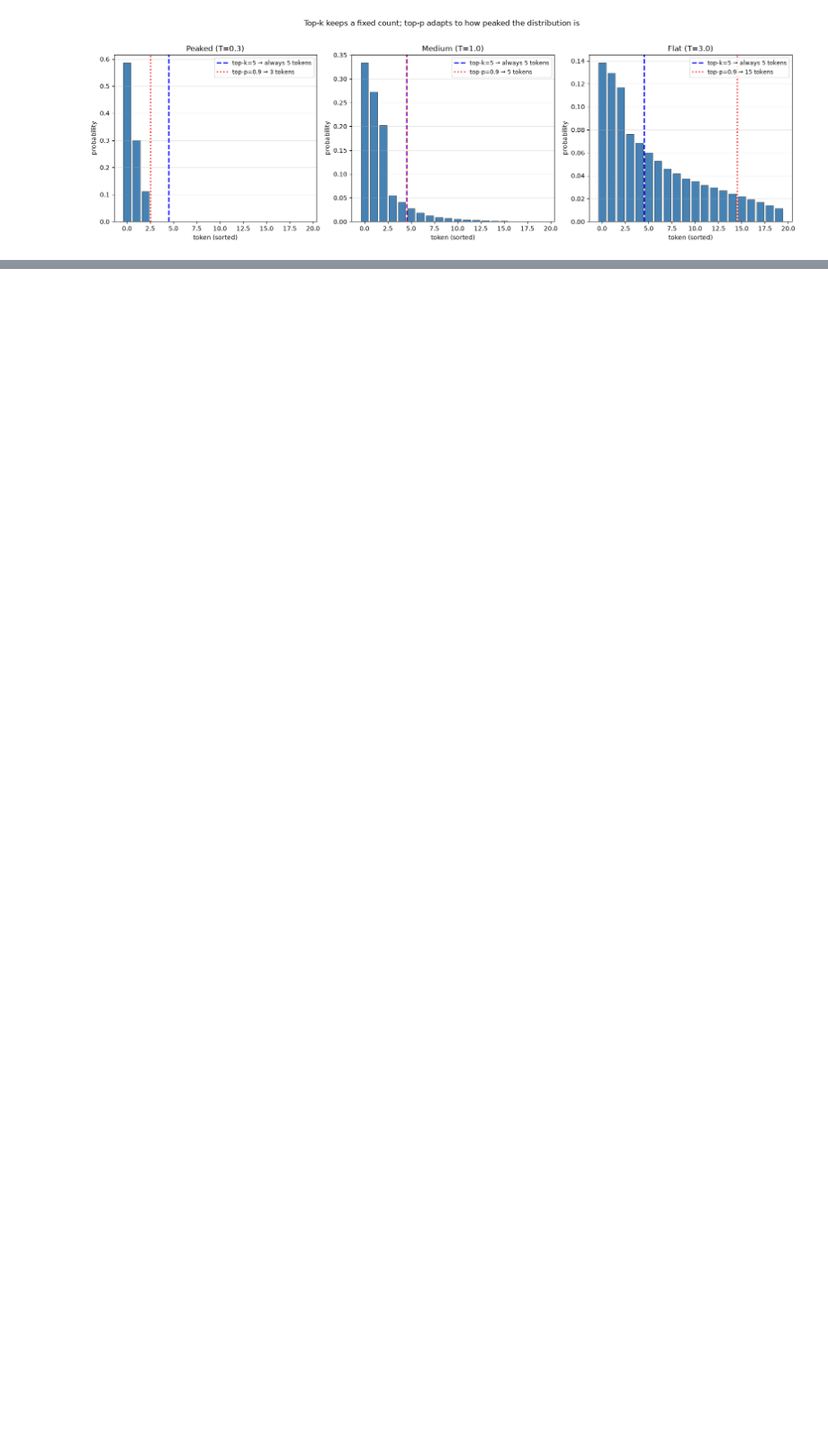
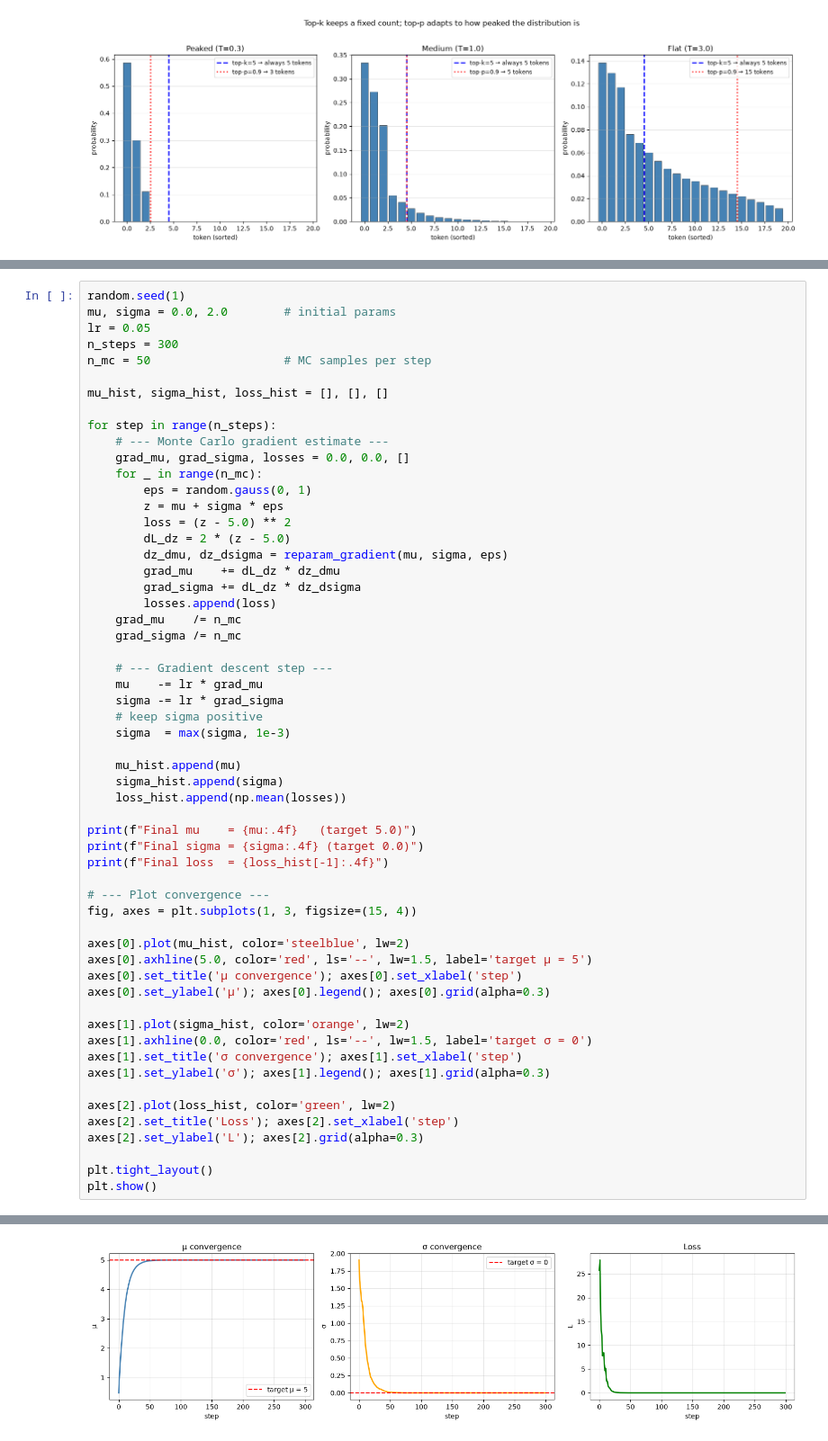
Before and after one commit to Saransh-Basu-01/AI_Engineering, a Jupyter notebook: Math_Fundamentals/Sampling_Methods/sampling.ipynb, the cells around one changed output, grey strips where cells are left out. Shown at 90% size. Cells and saved outputs as stored; diff of their text form; blank space fills up the shorter version.

```diff
--- a/Math_Fundamentals/Sampling_Methods/sampling.ipynb
+++ b/Math_Fundamentals/Sampling_Methods/sampling.ipynb
@@ -865,0 +921,58 @@ plt.show()
+# %%
+random.seed(1)
+mu, sigma = 0.0, 2.0        # initial params
+lr = 0.05
+n_steps = 300
+n_mc = 50                   # MC samples per step
+
+mu_hist, sigma_hist, loss_hist = [], [], []
+
+for step in range(n_steps):
+    # --- Monte Carlo gradient estimate ---
+    grad_mu, grad_sigma, losses = 0.0, 0.0, []
+    for _ in range(n_mc):
+        eps = random.gauss(0, 1)
+        z = mu + sigma * eps
+        loss = (z - 5.0) ** 2
+        dL_dz = 2 * (z - 5.0)
+        dz_dmu, dz_dsigma = reparam_gradient(mu, sigma, eps)
+        grad_mu    += dL_dz * dz_dmu
+        grad_sigma += dL_dz * dz_dsigma
+        losses.append(loss)
+    grad_mu    /= n_mc
+    grad_sigma /= n_mc
+
+    # --- Gradient descent step ---
+    mu    -= lr * grad_mu
+    sigma -= lr * grad_sigma
+    # keep sigma positive
+    sigma  = max(sigma, 1e-3)
+
+    mu_hist.append(mu)
+    sigma_hist.append(sigma)
+    loss_hist.append(np.mean(losses))
+
+print(f"Final mu    = {mu:.4f}   (target 5.0)")
+print(f"Final sigma = {sigma:.4f} (target 0.0)")
+print(f"Final loss  = {loss_hist[-1]:.4f}")
+
+# --- Plot convergence ---
+fig, axes = plt.subplots(1, 3, figsize=(15, 4))
+
+axes[0].plot(mu_hist, color='steelblue', lw=2)
+axes[0].axhline(5.0, color='red', ls='--', lw=1.5, label='target μ = 5')
+axes[0].set_title('μ convergence'); axes[0].set_xlabel('step')
+axes[0].set_ylabel('μ'); axes[0].legend(); axes[0].grid(alpha=0.3)
+
+axes[1].plot(sigma_hist, color='orange', lw=2)
+axes[1].axhline(0.0, color='red', ls='--', lw=1.5, label='target σ = 0')
+axes[1].set_title('σ convergence'); axes[1].set_xlabel('step')
+axes[1].set_ylabel('σ'); axes[1].legend(); axes[1].grid(alpha=0.3)
+
+axes[2].plot(loss_hist, color='green', lw=2)
+axes[2].set_title('Loss'); axes[2].set_xlabel('step')
+axes[2].set_ylabel('L'); axes[2].grid(alpha=0.3)
+
+plt.tight_layout()
+plt.show()
+# %% [output]
@@ -865,0 +982 @@ plt.show()
+[figure, added]
```
Also changed, not shown: parts of 6 cells of this notebook.
